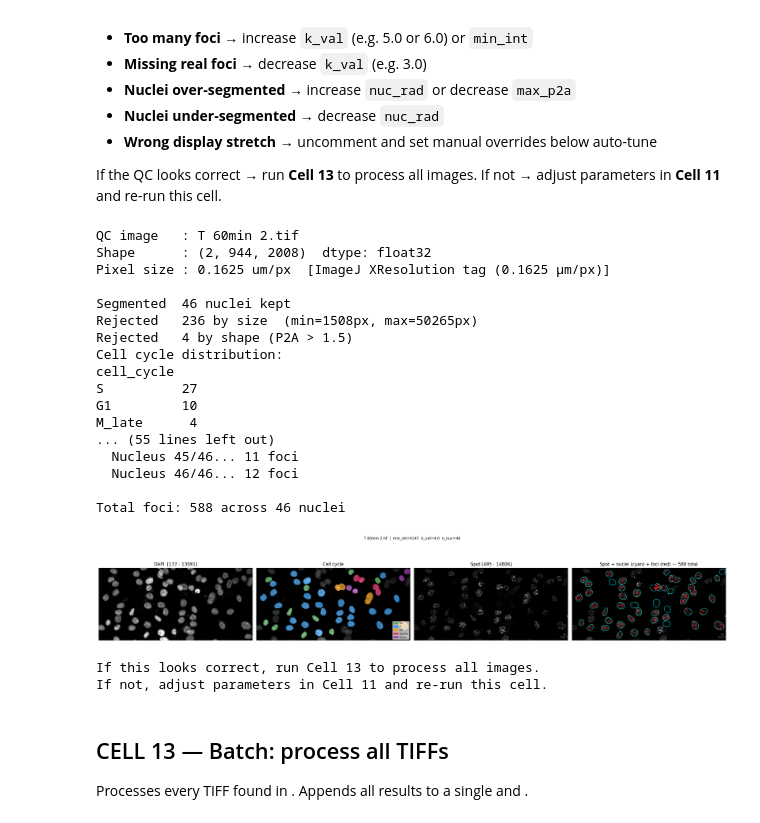
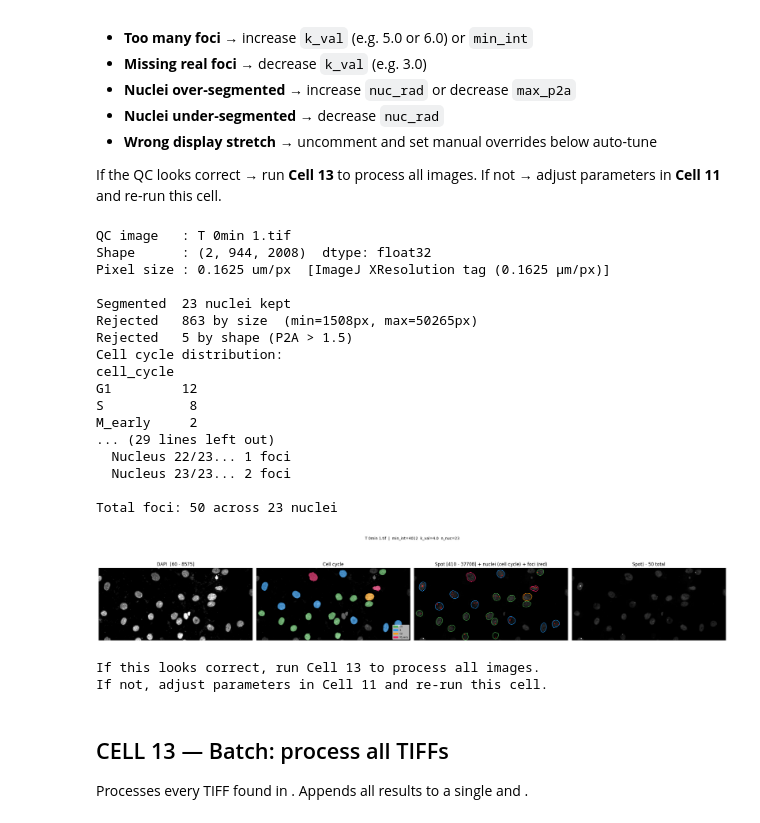
Before and after one commit to svcostes/CostesLab, a Jupyter notebook: Imaging/SpotDetection/Python/foci_detection_v2.ipynb, the cells around one changed output. Drawn from its saved outputs; the diff is of its cells as text; code cells hidden in the pictures.

```diff
--- a/Imaging/SpotDetection/Python/foci_detection_v2.ipynb
+++ b/Imaging/SpotDetection/Python/foci_detection_v2.ipynb
@@ -1122,17 +1068,11 @@ kinetic analysis of DSB repair without manual annotation.
 params = {
     # ── Wavelet detection ──────────────────────────────────────────────────
     'k_val':          4.0,   # threshold stringency: higher = fewer, brighter foci
-    'min_int':        10000,   # minimum peak intensity to accept a focus
+    'min_int':        100,   # minimum peak intensity to accept a focus
     'min_size':       10,    # minimum area in pixels
     'max_foci_size':  1,     # watershed seed footprint radius
     'bg_sigma':       10.0,  # background subtraction sigma (2D only)
     'do_z_conv':      False, # True for isotropic 3D data
-
-    # ── Foci intensity threshold ───────────────────────────────────────────
-    # min_int is auto-computed from first image as: nuc_mean + n_sigma_foci x nuc_std
-    # 3sigma: 99.7% of diffuse nuclear signal excluded — statistically principled
-    # Increase n_sigma_foci if too many false positives, decrease if missing real foci
-    'n_sigma_foci':   3,     # foci must be n_sigma above mean nuclear intensity
 
     # ── Nuclear segmentation ───────────────────────────────────────────────
     'nuc_rad':        40,    # expected nuclear radius in pixels
@@ -1144,8 +1084,8 @@ params = {
     'spot_channel':   1,     # channel index for foci marker
 
     # ── Display stretch ────────────────────────────────────────────────────
-    'spot_min_stretch': 1000,
-    'spot_max_stretch': 18000,
+    'spot_min_stretch': 500,
+    'spot_max_stretch': 4000,
 }
 
 # ── Discover all TIFFs in DATA_ROOT ───────────────────────────────────────
@@ -1154,6 +1094,8 @@ print(f'Found {len(tif_files)} TIFF files in {DATA_ROOT}:')
 for i, f in enumerate(tif_files):
     print(f'  [{i}] {f.name}')
 print()
+
+# ── Print original settings ───────────────────────────────────────────────────────────
 print('Parameters:')
 for k, v in params.items():
     print(f'  {k:25s} = {v}')
@@ -1216,9 +1158,7 @@ If the QC looks correct → run **Cell 13** to process all images.
 If not → adjust parameters in **Cell 11** and re-run this cell.
 # %%
 # ── Load first image ──────────────────────────────────────────────────────
-# qc_path = tif_files[0]
-qc_path = tif_files[-1]  # last file
-params['min_int'] = 1000
+qc_path = tif_files[0]
 img_raw = load_volume(qc_path)
 meta    = read_tiff_metadata(qc_path)
 
@@ -1257,9 +1197,7 @@ label_nuc = (np.stack([label_2d]*dapi_img.shape[0], axis=0)
 cc_df = classify_cell_cycle(label_2d, dapi_2d, dxy=meta['dxy'])
 
 # ── Auto-tune display and detection parameters ────────────────────────────
-suggested = auto_tune_params(dapi_2d, spot_2d, label_2d,
-                              n_sigma=5,
-                              n_sigma_foci=params.get('n_sigma_foci', 3))
+suggested = auto_tune_params(dapi_2d, spot_2d, label_2d, n_sigma=5)
 params.update(suggested)
 print()
 
@@ -1268,7 +1206,8 @@ print()
 # params['dapi_min_stretch'] = 500
 # params['dapi_max_stretch'] = 10000
 # params['spot_min_stretch'] = 500
-# params['spot_max_stretch'] = 8000
+# params['spot_max_stretch'] = 28000
+
 
 # ── Detect foci ───────────────────────────────────────────────────────────
 foci_label, _, foci_rows = detect_foci(
@@ -1326,54 +1265,56 @@ axes[1].imshow(dapi_2d, cmap='gray', vmin=vmin_d, vmax=vmax_d)  # same stretch
 axes[1].imshow(cc_overlay, alpha=0.6)
 patches = [mpatches.Patch(color=v, label=k) for k, v in phase_colors.items()
            if k in cc_df['cell_cycle'].values]
 axes[1].legend(handles=patches, loc='lower right', fontsize=6, framealpha=0.7)
 axes[1].set_title('Cell cycle')
 axes[1].axis('off')
 
-# Panel 3: SPOT alone — clean image for reference
+# Panel 3: SPOT + nucleus contours colored by cell cycle + red foci
 axes[2].imshow(spot_2d, cmap='gray', vmin=vmin_s, vmax=vmax_s)
-axes[2].set_title(f'Spot [{vmin_s} - {vmax_s}]')
+for nid, phase in nuc_phase.items():
+    color = phase_colors.get(phase, '#9E9E9E')
+    axes[2].contour((label_2d == nid).astype(float),
+                    levels=[0.5], colors=[color], linewidths=1.0)
+if foci_2d.max() > 0:
+    axes[2].contour((foci_2d > 0).astype(float),
+                    levels=[0.5], colors=['red'], linewidths=0.8)
+axes[2].set_title(f'Spot [{vmin_s} - {vmax_s}] + nuclei (cell cycle) + foci (red)')
 axes[2].axis('off')
 
-# Panel 4: SPOT + all nucleus contours in blue + foci in red
+# Panel 4: SPOT
 axes[3].imshow(spot_2d, cmap='gray', vmin=vmin_s, vmax=vmax_s)
-axes[3].contour((label_2d > 0).astype(float),
-                levels=[0.5], colors=['cyan'], linewidths=0.8)
-if foci_2d.max() > 0:
-    axes[3].contour((foci_2d > 0).astype(float),
-                    levels=[0.5], colors=['red'], linewidths=0.8)
-axes[3].set_title(f'Spot + nuclei (cyan) + foci (red) — {len(foci_rows)} total')
+axes[3].set_title(f'Spot) - {len(foci_rows)} total')
 axes[3].axis('off')
 
 plt.suptitle(
     f'{qc_path.name}  |  min_int={params["min_int"]}  '
     f'k_val={params["k_val"]}  n_nuc={label_2d.max()}',
     fontsize=10
 )
 plt.tight_layout()
 plt.show()
 
 print('If this looks correct, run Cell 13 to process all images.')
 print('If not, adjust parameters in Cell 11 and re-run this cell.')
 # %% [output]
-QC image   : T 60min 2.tif
+QC image   : T 0min 1.tif
 Shape      : (2, 944, 2008)  dtype: float32
 Pixel size : 0.1625 um/px  [ImageJ XResolution tag (0.1625 µm/px)]
 
-Segmented  46 nuclei kept
-Rejected   236 by size  (min=1508px, max=50265px)
-Rejected   4 by shape (P2A > 1.5)
+Segmented  23 nuclei kept
+Rejected   863 by size  (min=1508px, max=50265px)
+Rejected   5 by shape (P2A > 1.5)
 Cell cycle distribution:
 cell_cycle
-S          27
-G1         10
-M_late      4
-... (55 lines left out)
-  Nucleus 45/46... 11 foci
-  Nucleus 46/46... 12 foci
+G1         12
+S           8
+M_early     2
+... (29 lines left out)
+  Nucleus 22/23... 1 foci
+  Nucleus 23/23... 2 foci
 
-Total foci: 588 across 46 nuclei
+Total foci: 50 across 23 nuclei
-[figure, old version]
+[figure, new version]
 If this looks correct, run Cell 13 to process all images.
 If not, adjust parameters in Cell 11 and re-run this cell.
 # %% [markdown]
```
Also changed, not shown: parts of 15 cells of this notebook.
